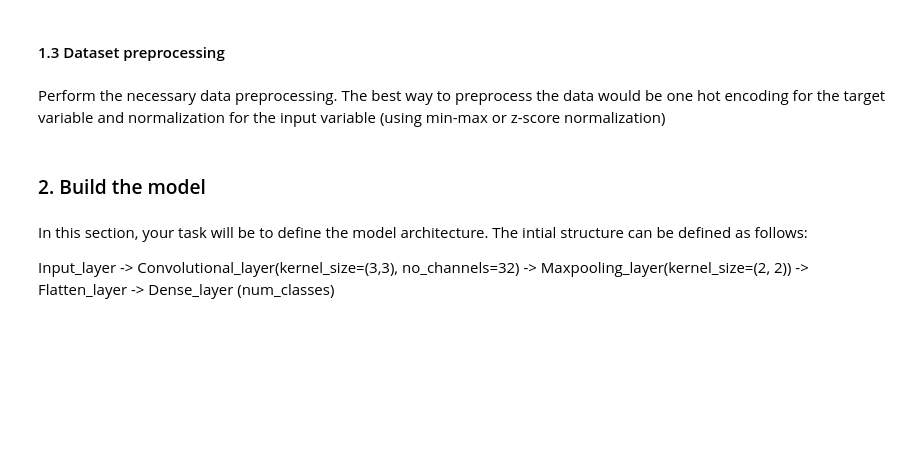
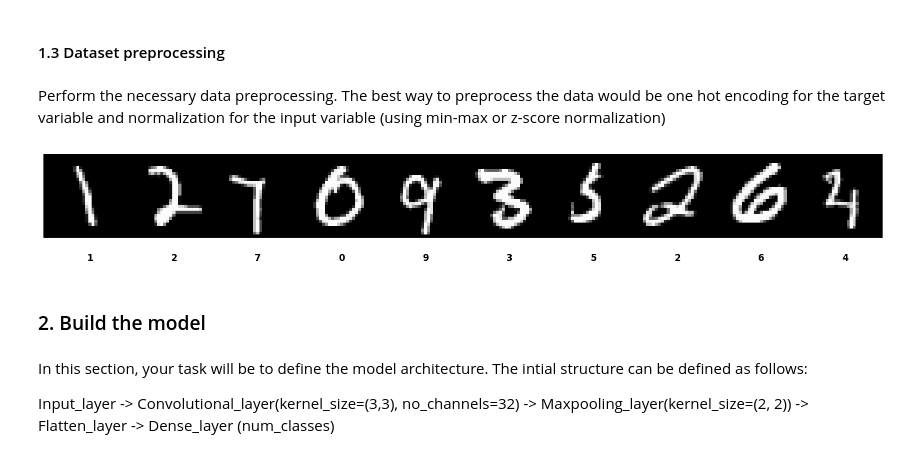
Before and after one commit to xDocka15/MPA-MLF_Dockal, a Jupyter notebook: ex_07.ipynb, the cells around one changed output. Cells and saved outputs as stored; diff of their text form; code cells hidden in the pictures; blank space fills up the shorter version.

```diff
--- a/ex_07.ipynb
+++ b/ex_07.ipynb
@@ -97,11 +92,23 @@ Perform the necessary data preprocessing. The best way to preprocess the data wo
 # %%
 ###################################
 # Write your own code here #
-X_train_scaled = X_train.astype('float32') / 255.0
-X_test_scaled = X_test.astype('float32') / 255.0
-y_train_encoded = to_categorical(y_train, num_classes=10)
-y_test_encoded = to_categorical(y_test, num_classes=10)
+X_train = X_train.astype('float32') / 255.0
+X_test = X_test.astype('float32') / 255.0
+
+
+
+X_train = X_train.reshape(-1, 28, 28, 1)
+X_test = X_test.reshape(-1, 28, 28, 1)
+
+display_random_images(X_train, y_train)
+
+y_train = to_categorical(y_train, num_classes=10)
+y_test = to_categorical(y_test, num_classes=10)
+
+
 ###################################
+# %% [output]
+[figure, added]
 # %% [markdown]
 ### 2. Build the model
 # %% [markdown]
```
Also changed, not shown: parts of 11 cells of this notebook.
